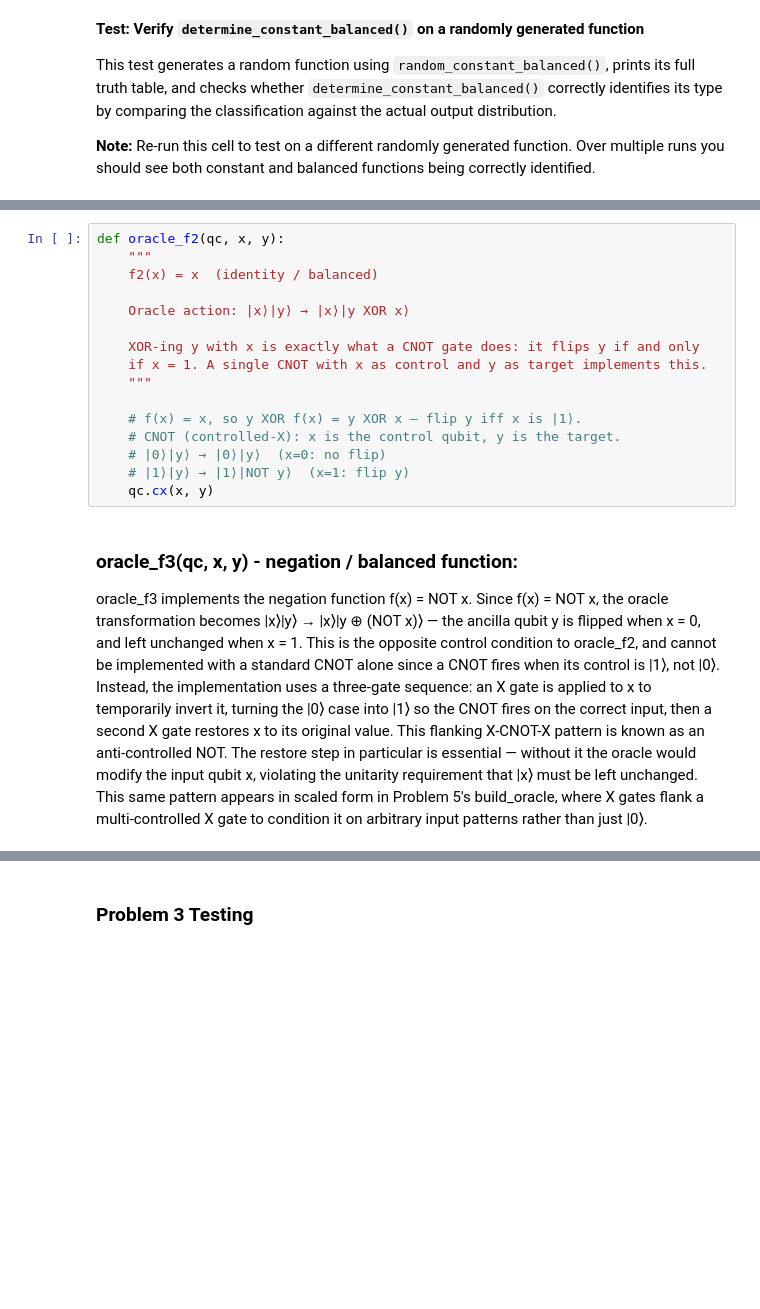
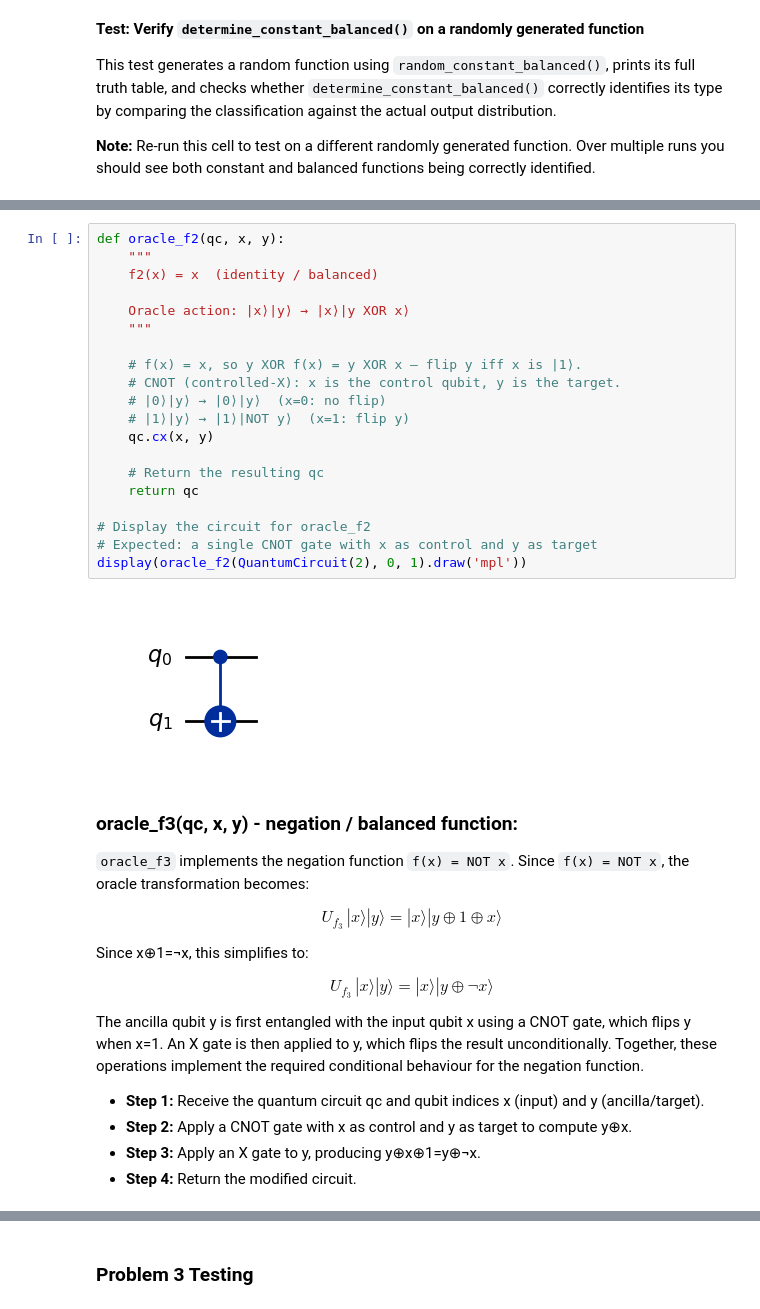
Before and after one commit to izzyKavanagh/Emerging-Technologies, a Jupyter notebook: problems.ipynb, the cells around one changed output, grey strips where cells are left out. Cells and saved outputs as stored; diff of their text form; blank space fills up the shorter version.

```diff
--- a/problems.ipynb
+++ b/problems.ipynb
@@ -455,23 +477,42 @@ oracle_f2 implements the identity function f(x) = x. Since f(x) = x, the oracle
 # %%
 def oracle_f2(qc, x, y):
     """
     f2(x) = x  (identity / balanced)
 
     Oracle action: |x⟩|y⟩ → |x⟩|y XOR x⟩
-
-    XOR-ing y with x is exactly what a CNOT gate does: it flips y if and only
-    if x = 1. A single CNOT with x as control and y as target implements this.
     """
 
     # f(x) = x, so y XOR f(x) = y XOR x — flip y iff x is |1⟩.
     # CNOT (controlled-X): x is the control qubit, y is the target.
     # |0⟩|y⟩ → |0⟩|y⟩  (x=0: no flip)
     # |1⟩|y⟩ → |1⟩|NOT y⟩  (x=1: flip y)
     qc.cx(x, y)
+
+    # Return the resulting qc
+    return qc
+
+# Display the circuit for oracle_f2
+# Expected: a single CNOT gate with x as control and y as target
+display(oracle_f2(QuantumCircuit(2), 0, 1).draw('mpl'))
+# %% [output]
+[figure, added]
 # %% [markdown]
 ### **oracle_f3(qc, x, y) - negation / balanced function:**
 
-oracle_f3 implements the negation function f(x) = NOT x. Since f(x) = NOT x, the oracle transformation becomes |x⟩|y⟩ → |x⟩|y ⊕ (NOT x)⟩ — the ancilla qubit y is flipped when x = 0, and left unchanged when x = 1. This is the opposite control condition to oracle_f2, and cannot be implemented with a standard CNOT alone since a CNOT fires when its control is |1⟩, not |0⟩. Instead, the implementation uses a three-gate sequence: an X gate is applied to x to temporarily invert it, turning the |0⟩ case into |1⟩ so the CNOT fires on the correct input, then a second X gate restores x to its original value. This flanking X-CNOT-X pattern is known as an anti-controlled NOT. The restore step in particular is essential — without it the oracle would modify the input qubit x, violating the unitarity requirement that |x⟩ must be left unchanged. This same pattern appears in scaled form in Problem 5's build_oracle, where X gates flank a multi-controlled X gate to condition it on arbitrary input patterns rather than just |0⟩.
+``oracle_f3`` implements the negation function ``f(x) = NOT x``. Since ``f(x) = NOT x``, the oracle transformation becomes:
+
+$$U_{f_3}\,|x\rangle|y\rangle = |x\rangle|y \oplus 1 \oplus x\rangle$$
+
+Since x⊕1=¬x, this simplifies to:
+
+$$U_{f_3}\,|x\rangle|y\rangle = |x\rangle|y \oplus \neg x\rangle$$
+
+The ancilla qubit y is first entangled with the input qubit x using a CNOT gate, which flips y when x=1. An X gate is then applied to y, which flips the result unconditionally. Together, these operations implement the required conditional behaviour for the negation function.
+
+* **Step 1:** Receive the quantum circuit qc and qubit indices x (input) and y (ancilla/target).
+* **Step 2:** Apply a CNOT gate with x as control and y as target to compute y⊕x.
+* **Step 3:** Apply an X gate to y, producing y⊕x⊕1=y⊕¬x.
+* **Step 4:** Return the modified circuit.
 # %%
 def oracle_f3(qc, x, y):
     """
```
Also changed, not shown: parts of 13 cells of this notebook.
